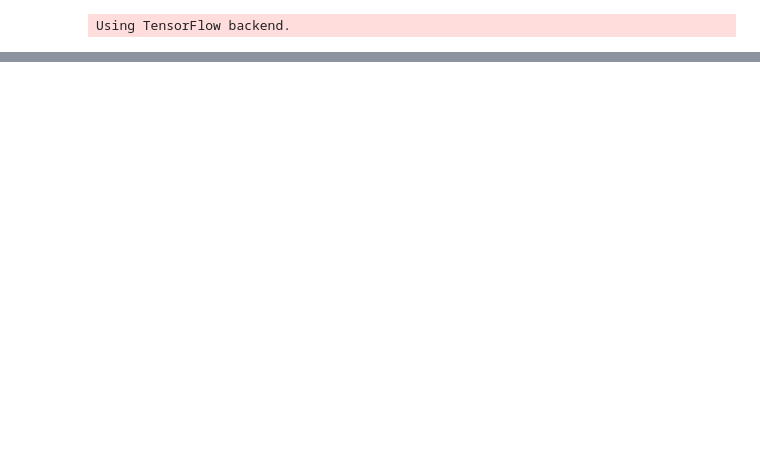
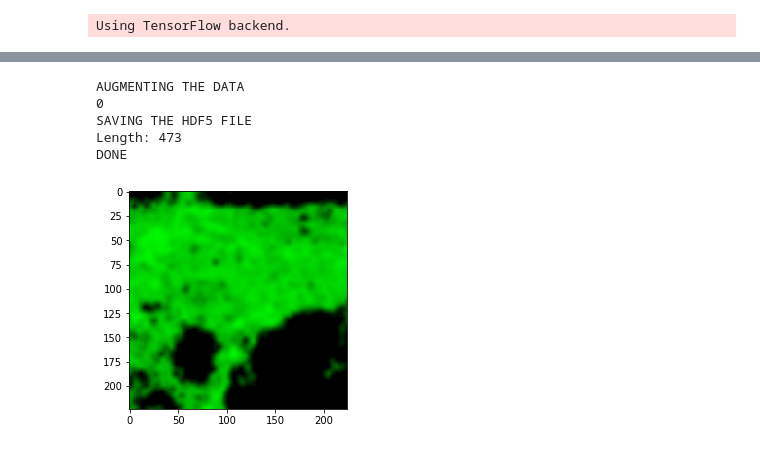
Before and after one commit to BaptisteAmato/GIF-4101_Projet, a Jupyter notebook: scripts/tests.ipynb, the cells around one changed output, grey strips where cells are left out. Cells and saved outputs as stored; diff of their text form; code cells hidden in the pictures; blank space fills up the shorter version.

```diff
--- a/scripts/tests.ipynb
+++ b/scripts/tests.ipynb
@@ -49,7 +83,13 @@ run_multi_tests(models_to_test)
 # %%
 X_train, X_test, y_train, y_test = load_dataset(False, 10)
 # %%
-save_dataset(2, 0.1)
+save_dataset(10, 0.2)
+# %% [output]
+AUGMENTING THE DATA
+0
+SAVING THE HDF5 FILE
+Length: 473
+DONE
 # %%
 min_ones_ratio = 0.1
 min_ones = crop_size * min_ones_ratio
@@ -83,3 +123,11 @@ with h5py.File(main_folder_path + "/test.hdf5", 'a') as f:
 
 # print(dataset.shape)
 # dataset[:10]
+# %%
+X_train, X_test, y_train, y_test = load_dataset(False, 473)
+# %%
+actin, _ = get_images_from_train_label(X_train[102], None)
+plt.imshow(actin)
+plt.show()
+# %% [output]
+[figure, added]
```
Also changed, not shown: parts of 3 cells of this notebook, 7 other files.
